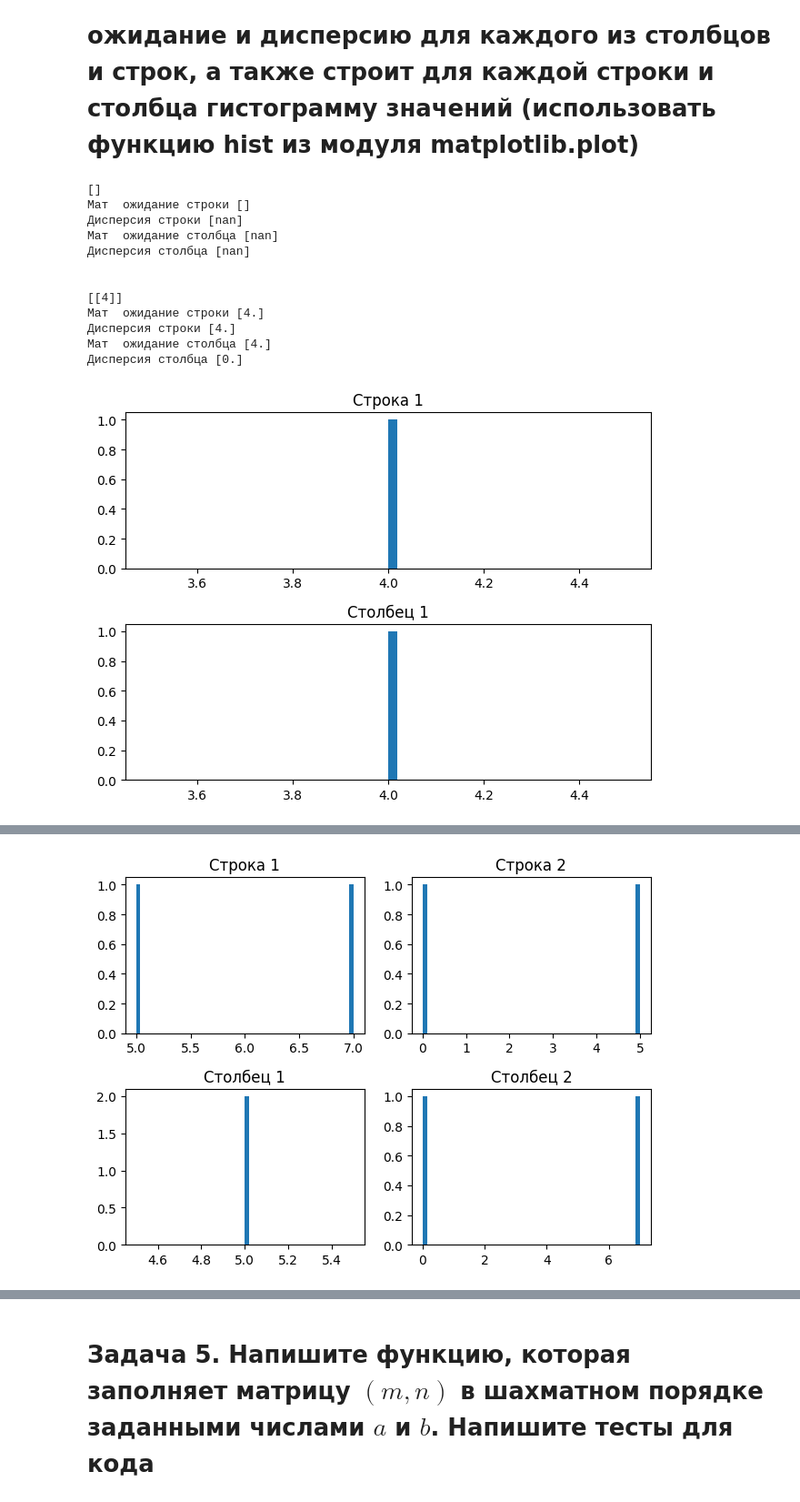
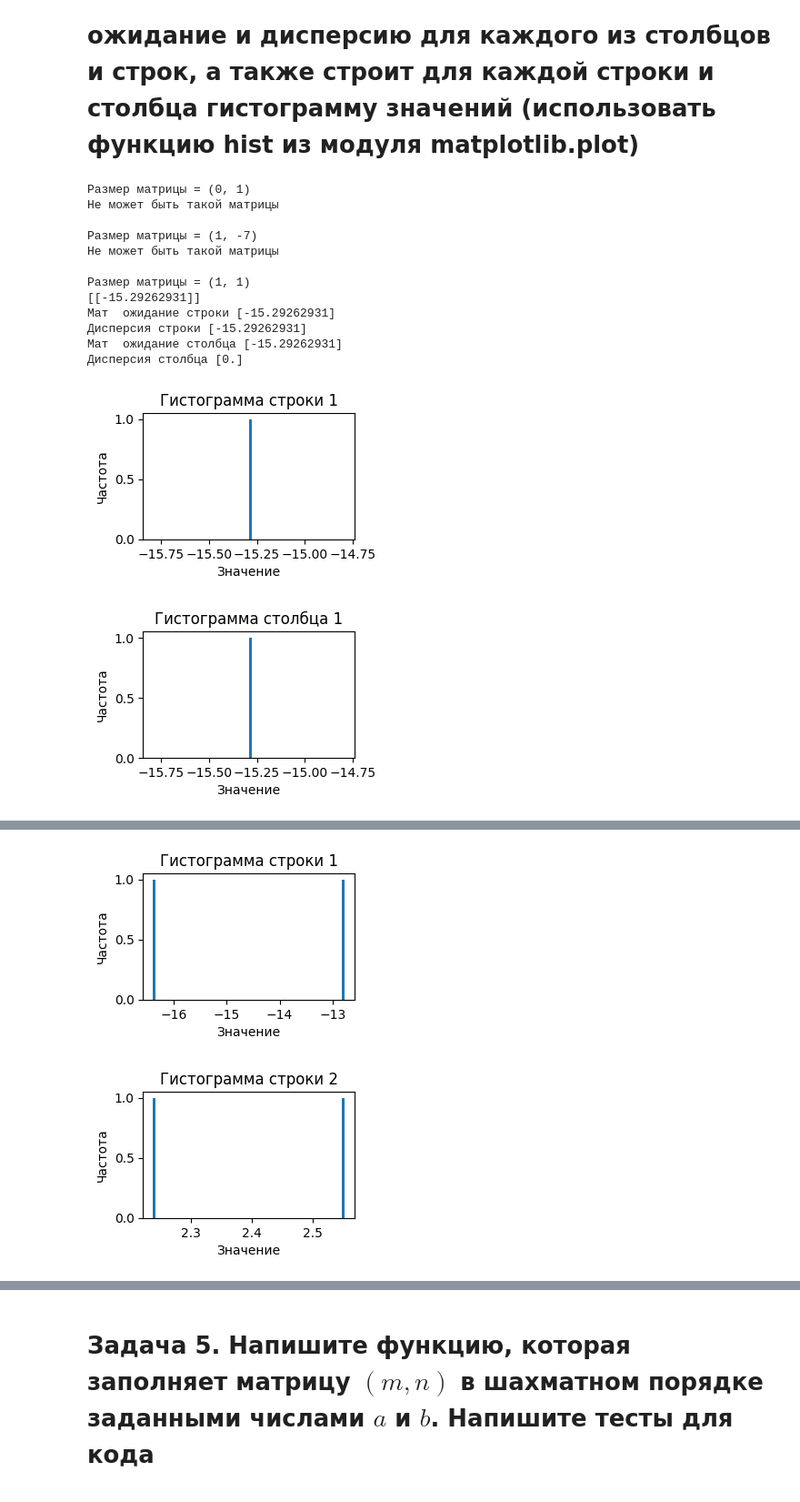
Before and after one commit to SharipovTimur8200/lab1, a Jupyter notebook: numpy.ipynb, the cells around one changed output, grey strips where cells are left out. Shown: that part at 91% size. Saved outputs shown, nothing was run; the diff lists cells and outputs as text; code cells hidden in the pictures.

```diff
--- a/numpy.ipynb
+++ b/numpy.ipynb
@@ -188,75 +215,81 @@ test_one_two_three_four()
 # %%
 import numpy as np
 import matplotlib.pyplot as plt
+
+def start(m, n):
+    m, n = int(m), int(n)
+    print(f'Размер матрицы = ({m}, {n})')
+    if m < 1 or n < 1:
+        print("Не может быть такой матрицы")
+        print()
+        return
+    mat = fill_matrix(m, n)
+    print_stats(mat)
+    plot_histograms(mat)
+    print()
 
 def fill_matrix(m, n):
     m = int(m)
     n = int(n)
     if m < 0 or n < 0 :
         return "Некоректные вводные данные"
-    return np.random.randint(0, 10, size = (m, n))
+    return np.random.normal(0, 10, size = (m, n))
 
 def calculate_stats(mat):
     row_means = np.mean(mat, axis = 1)
     row_vars = np.var(mat, axis = 1)
     col_means = np.mean(mat, axis = 0)
     col_vars = np.var(mat, axis = 0)
     return row_means, row_vars, col_means, col_vars
 
 def print_stats(mat):
     print(mat)
     row_means, row_vars, col_means, col_vars = calculate_stats(mat)
     print("Мат  ожидание строки", row_means)
     print("Дисперсия строки", col_means)
     print("Мат  ожидание столбца", col_means)
     print("Дисперсия столбца", col_vars)
 
 def plot_histograms(matrix):
     m, n = matrix.shape
+
     for i in range(m):
-        plt.subplot(2, n, i + 1)
-        plt.hist(matrix[i, :], bins = 50)
-        plt.title("Строка {}".format(i + 1))
-    for i in range(n):
-        plt.subplot(2, n, n + i + 1)
-        plt.hist(matrix[:, i], bins = 50)
-        plt.title("Столбец {}".format(i + 1))
-    plt.tight_layout()
+        plt.figure(figsize = [3, 1.8])
+        plt.hist(matrix[i], bins = 70)
+        plt.title(f'Гистограмма строки {i + 1}')
+        plt.xlabel('Значение')
+        plt.ylabel('Частота')
+
+    for j in range(n):
+        plt.figure(figsize = [3, 1.8])
+        plt.hist(matrix[:, j], bins = 70)
+        plt.title(f'Гистограмма столбца {j + 1}')
+        plt.xlabel('Значение')
+        plt.ylabel('Частота')
+
     plt.show()
 
-def start(a, b):
-    a = int(a)
-    b = int(b)
-    if  a < 0 or b < 0:
-        print()
-        return
-    mat = fill_matrix(a, b)
-    print_stats(mat)
-    if a < 1 or b < 1:
-        print()
-        return
-    plot_histograms(mat)
-
-start(0, 1)
+start(0, 1.0)
 start(1, -7)
 
 start("1", 1)
 start(2, '2')
-start(3, 3)
+start(3, 3.0)
 
+start(3, 2)
 start(2, 3)
-start(3, 2) # гистограмма 3-ей строки наложилась на 1-ый столбец
 # %% [output]
-[]
-Мат  ожидание строки []
-Дисперсия строки [nan]
-Мат  ожидание столбца [nan]
-Дисперсия столбца [nan]
+Размер матрицы = (0, 1)
+Не может быть такой матрицы
 
+Размер матрицы = (1, -7)
+Не может быть такой матрицы
 
-[[4]]
-Мат  ожидание строки [4.]
-Дисперсия строки [4.]
-Мат  ожидание столбца [4.]
+Размер матрицы = (1, 1)
+[[-15.29262931]]
+Мат  ожидание строки [-15.29262931]
+Дисперсия строки [-15.29262931]
+Мат  ожидание столбца [-15.29262931]
 Дисперсия столбца [0.]
-[figure, old version]
+[figure, new version]
+[figure, new version]
@@ -269 +303,2 @@ start(3, 2) # гистограмма 3-ей строки наложилась н
-[figure, old version]
+[figure, new version]
+[figure, new version]
```
Also changed, not shown: parts of 4 cells of this notebook.
